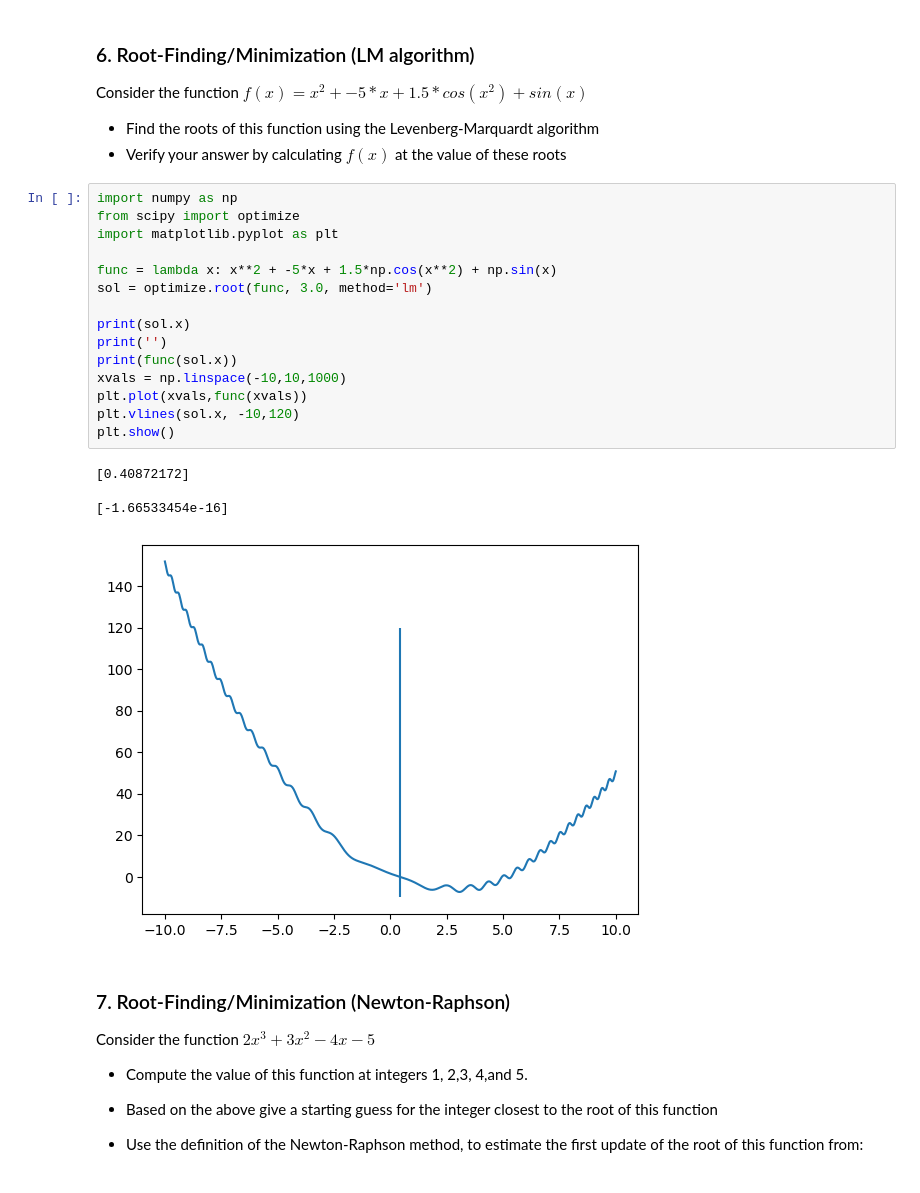
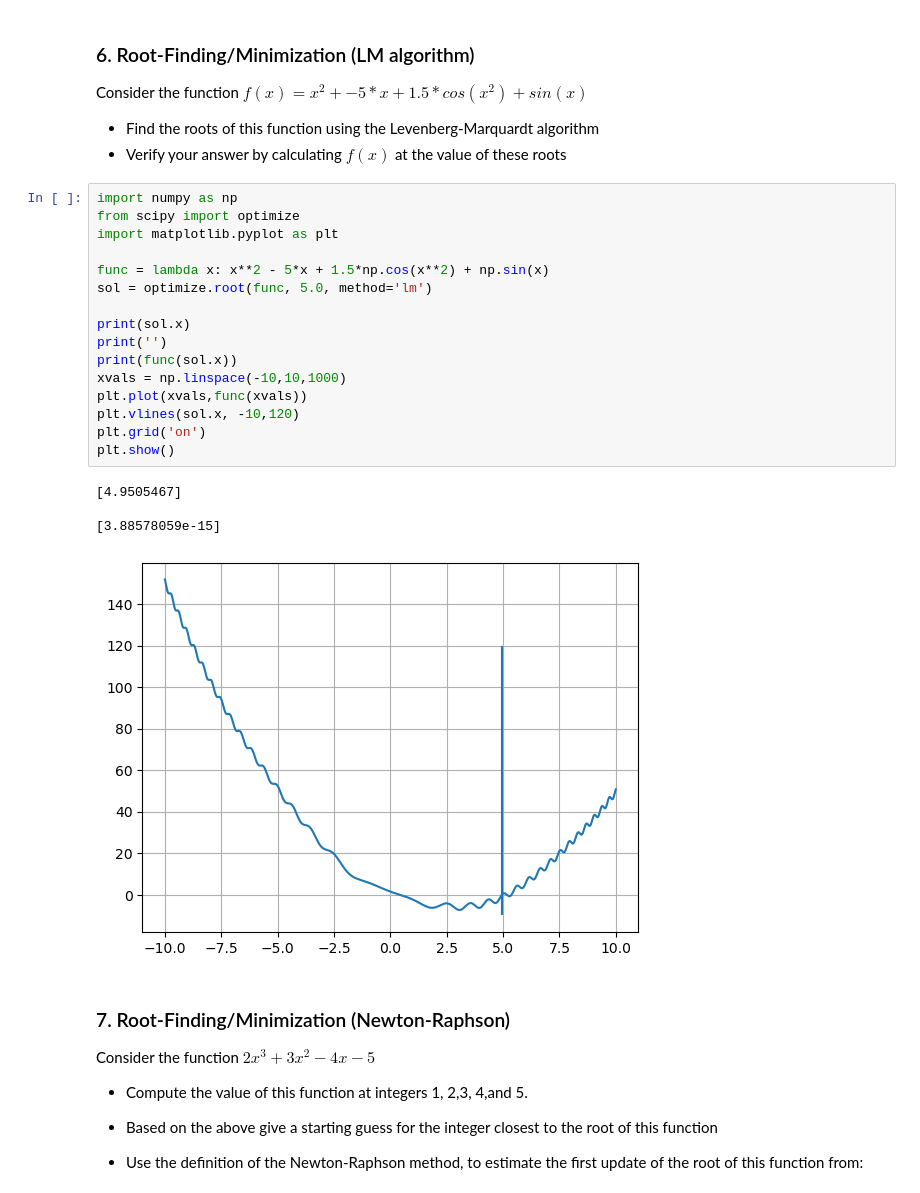
Before and after one commit to astroseandillon/Python-for-data-analysis, a Jupyter notebook: Dillon_Sean_HW_W6.ipynb, the cells around one changed output. Saved outputs shown, nothing was run; the diff lists cells and outputs as text.

```diff
--- a/Dillon_Sean_HW_W6.ipynb
+++ b/Dillon_Sean_HW_W6.ipynb
@@ -323,23 +323,24 @@ Consider the function $f(x) = x^{2}+-5*x+1.5*cos(x^{2}) + sin(x)$
 # %%
 import numpy as np
 from scipy import optimize
 import matplotlib.pyplot as plt
 
-func = lambda x: x**2 + -5*x + 1.5*np.cos(x**2) + np.sin(x)
-sol = optimize.root(func, 3.0, method='lm')
+func = lambda x: x**2 - 5*x + 1.5*np.cos(x**2) + np.sin(x)
+sol = optimize.root(func, 5.0, method='lm')
 
 print(sol.x)
 print('')
 print(func(sol.x))
 xvals = np.linspace(-10,10,1000)
 plt.plot(xvals,func(xvals))
 plt.vlines(sol.x, -10,120)
+plt.grid('on')
 plt.show()
 # %% [output]
-[0.40872172]
+[4.9505467]
 
-[-1.66533454e-16]
+[3.88578059e-15]
-[figure, old version]
+[figure, new version]
 # %% [markdown]
 ### 7. Root-Finding/Minimization (Newton-Raphson)
 
```
Also changed, not shown: parts of 4 cells of this notebook, 1 other file.
